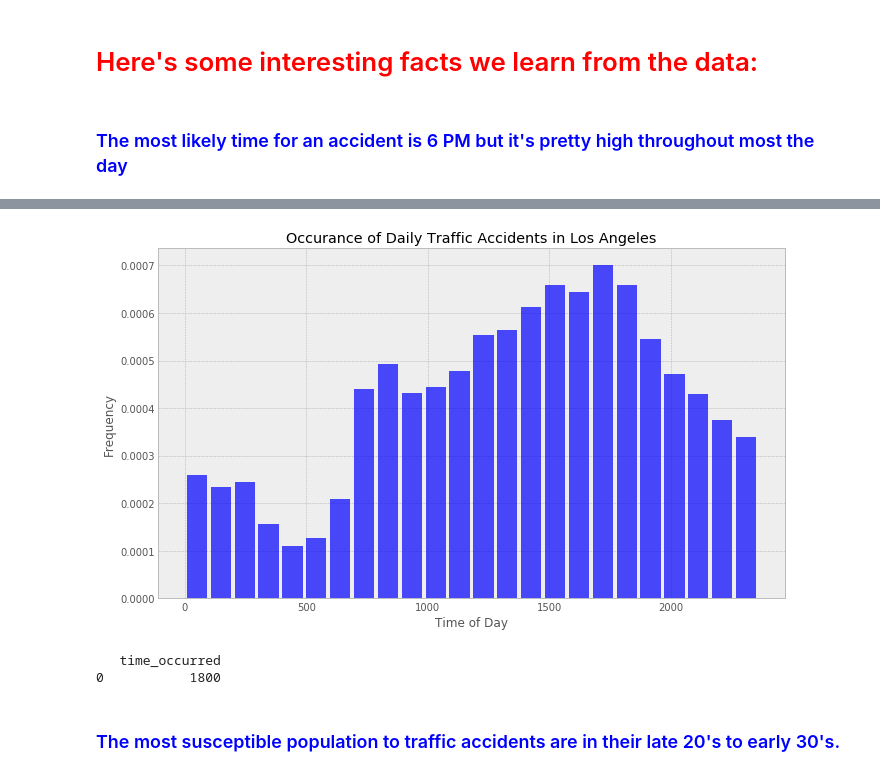
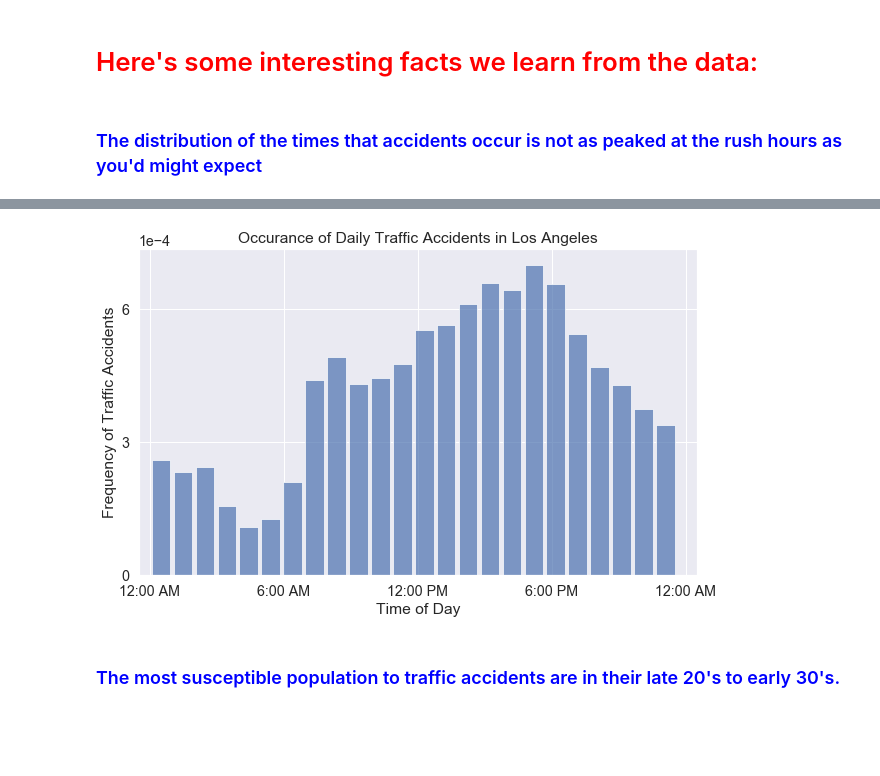
Before and after one commit to Nlaurita/Analysis_of_LA_Traffic_Collisions, a Jupyter notebook: LA Collision Analysis.ipynb, the cells around one changed output, grey strips where cells are left out. Drawn from its saved outputs; the diff is of its cells as text; code cells hidden in the pictures; blank space fills up the shorter version.

```diff
--- a/LA Collision Analysis.ipynb
+++ b/LA Collision Analysis.ipynb
@@ -31,24 +105,25 @@ collision_df.head(10)
 # %% [markdown]
 # <font color=red> Here's some interesting facts we learn from the data: </font>
-# %% [markdown]
-### <font color=blue>The most likely time for an accident is 6 PM but it's pretty high throughout most the day </font>
+# %% [markdown]
+### <font color=blue>The distribution of the times that accidents occur is not as peaked at the rush hours as you'd might expect </font>
 # %%
-#---Lets start by asking the obvious question, when do accidents in LA occur?---#
+#---Lets start by asking the obvious question, what times do accidents in LA occur?---#
 
-time_occurred_df = collision_df[['time_occurred']]
+#---Set Seaborn style & font size---#
+sns.set_style('darkgrid', {'xtick.bottom': True, 'ytick.left': True})
+sns.set(font_scale=1.3)
 
 plt.figure(figsize=(10,6))
 plt.hist(collision_df.time_occurred, bins=24, color='b', alpha=0.7, rwidth=0.85, density=True)
-xmin, xmax = plt.xlim()
+ax = plt.subplot()
+ax.set_yticks([0, 0.0003, 0.0006])
+ax.set_xticks([0, 600, 1200, 1800, 2400])
+ax.set_xticklabels(['12:00 AM', '6:00 AM', '12:00 PM', '6:00 PM', '12:00 AM'])
+ax.ticklabel_format(axis='y', style='scientific', scilimits=(0,0))
+plt.xlim(-50, 2450)
 plt.xlabel(f'Time of Day')
-plt.ylabel('Frequency')
+plt.ylabel('Frequency of Traffic Accidents')
 plt.title(f'Occurance of Daily Traffic Accidents in Los Angeles')
-plt.style.use('ggplot')
 plt.show()
-
-print(time_occurred_df.mode())
-
-#---Not surprisingly, the average and median times are in the middle of the day---#
-#avg_collision_time = collision_df['time_occurred'].mean()
-#median_collision_time = collision_df['time_occurred'].median()
+plt.close('all')
 # %% [output]
@@ -55,6 +132,4 @@ print(time_occurred_df.mode())
-[figure, old version]
+[figure, new version]
-   time_occurred
-0           1800
 # %% [markdown]
 ### <font color=blue>The most susceptible population to traffic accidents are in their late 20's to early 30's. </font>
 # %%
```
Also changed, not shown: parts of 22 cells of this notebook, 2 other files.
